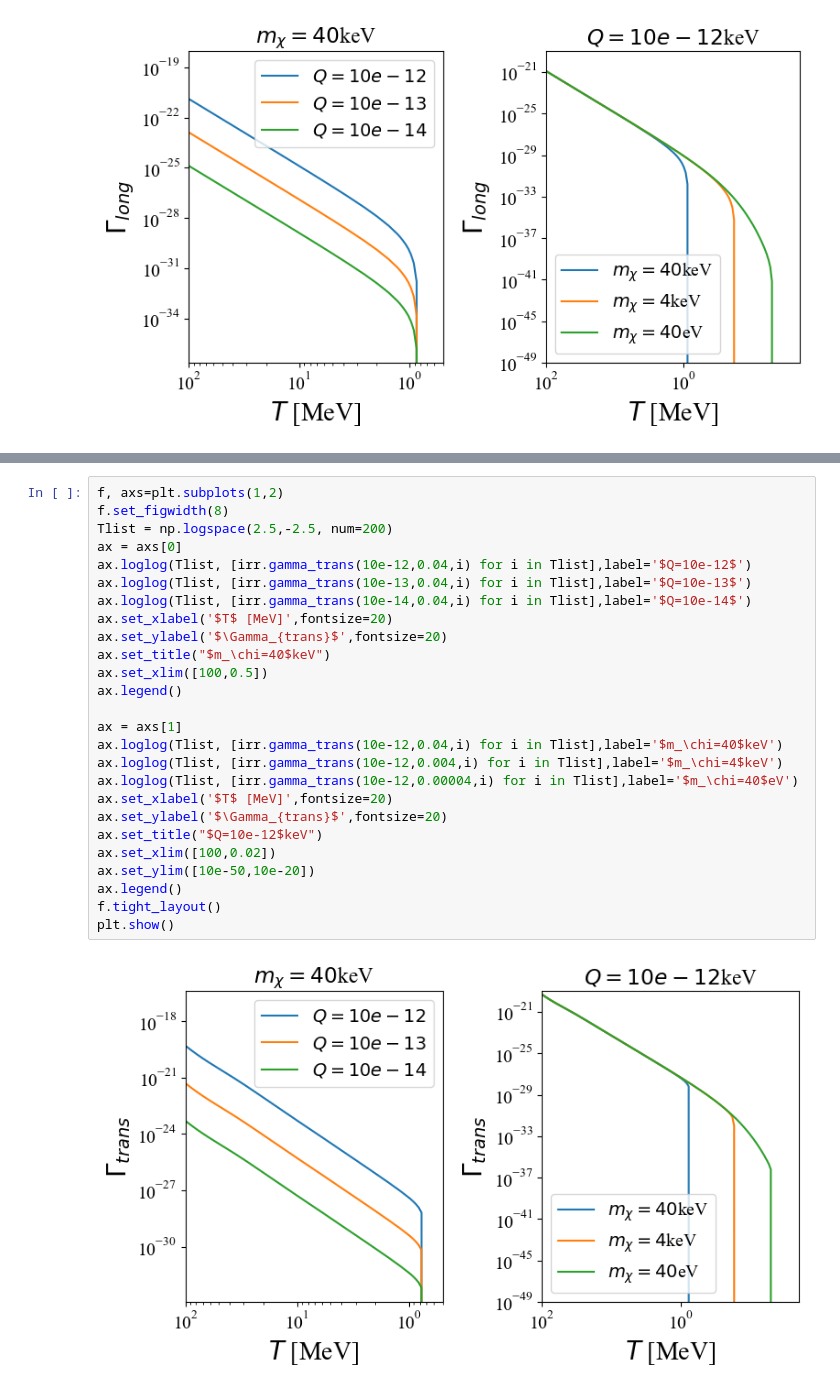
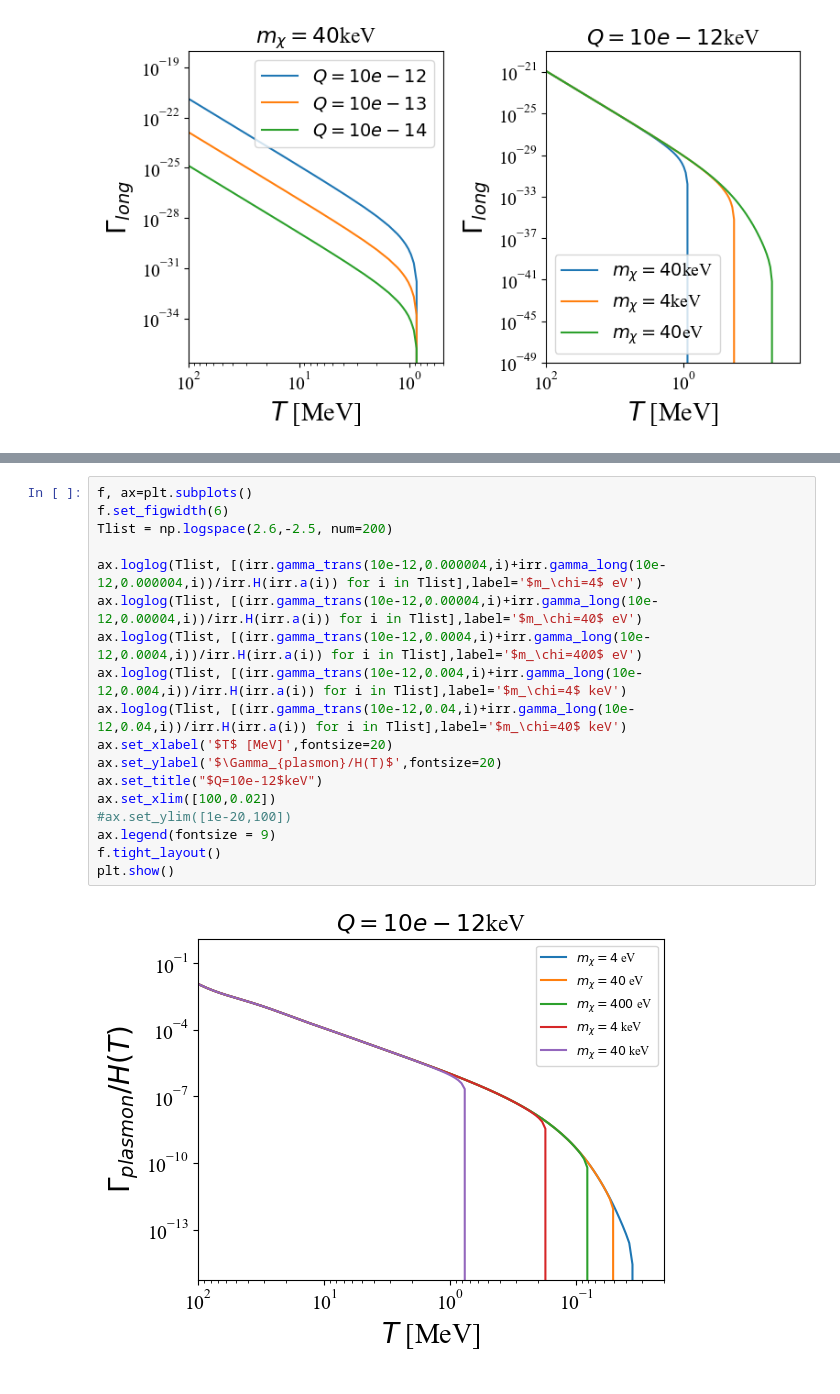
Before and after one commit to ellailes/irreducible-mcp, a Jupyter notebook: ExplainingResults.ipynb, the cells around one changed output, grey strips where cells are left out. Drawn from its saved outputs; the diff is of its cells as text.

```diff
--- a/ExplainingResults.ipynb
+++ b/ExplainingResults.ipynb
@@ -73,28 +99,20 @@ plt.show()
 # %%
-f, axs=plt.subplots(1,2)
-f.set_figwidth(8)
-Tlist = np.logspace(2.5,-2.5, num=200)
-ax = axs[0]
-ax.loglog(Tlist, [irr.gamma_trans(10e-12,0.04,i) for i in Tlist],label='$Q=10e-12$')
-ax.loglog(Tlist, [irr.gamma_trans(10e-13,0.04,i) for i in Tlist],label='$Q=10e-13$')
-ax.loglog(Tlist, [irr.gamma_trans(10e-14,0.04,i) for i in Tlist],label='$Q=10e-14$')
+f, ax=plt.subplots()
+f.set_figwidth(6)
+Tlist = np.logspace(2.6,-2.5, num=200)
+
+ax.loglog(Tlist, [(irr.gamma_trans(10e-12,0.000004,i)+irr.gamma_long(10e-12,0.000004,i))/irr.H(irr.a(i)) for i in Tlist],label='$m_\chi=4$ eV')
+ax.loglog(Tlist, [(irr.gamma_trans(10e-12,0.00004,i)+irr.gamma_long(10e-12,0.00004,i))/irr.H(irr.a(i)) for i in Tlist],label='$m_\chi=40$ eV')
+ax.loglog(Tlist, [(irr.gamma_trans(10e-12,0.0004,i)+irr.gamma_long(10e-12,0.0004,i))/irr.H(irr.a(i)) for i in Tlist],label='$m_\chi=400$ eV')
+ax.loglog(Tlist, [(irr.gamma_trans(10e-12,0.004,i)+irr.gamma_long(10e-12,0.004,i))/irr.H(irr.a(i)) for i in Tlist],label='$m_\chi=4$ keV')
+ax.loglog(Tlist, [(irr.gamma_trans(10e-12,0.04,i)+irr.gamma_long(10e-12,0.04,i))/irr.H(irr.a(i)) for i in Tlist],label='$m_\chi=40$ keV')
 ax.set_xlabel('$T$ [MeV]',fontsize=20)
-ax.set_ylabel('$\Gamma_{trans}$',fontsize=20)
-ax.set_title("$m_\chi=40$keV")
-ax.set_xlim([100,0.5])
-ax.legend()
-
-ax = axs[1]
-ax.loglog(Tlist, [irr.gamma_trans(10e-12,0.04,i) for i in Tlist],label='$m_\chi=40$keV')
-ax.loglog(Tlist, [irr.gamma_trans(10e-12,0.004,i) for i in Tlist],label='$m_\chi=4$keV')
-ax.loglog(Tlist, [irr.gamma_trans(10e-12,0.00004,i) for i in Tlist],label='$m_\chi=40$eV')
-ax.set_xlabel('$T$ [MeV]',fontsize=20)
-ax.set_ylabel('$\Gamma_{trans}$',fontsize=20)
+ax.set_ylabel('$\Gamma_{plasmon}/H(T)$',fontsize=20)
 ax.set_title("$Q=10e-12$keV")
 ax.set_xlim([100,0.02])
-ax.set_ylim([10e-50,10e-20])
-ax.legend()
+#ax.set_ylim([1e-20,100])
+ax.legend(fontsize = 9)
 f.tight_layout()
 plt.show()
 # %% [output]
-[figure, old version]
+[figure, new version]
```
Also changed, not shown: parts of 2 cells of this notebook, 3 other files.
